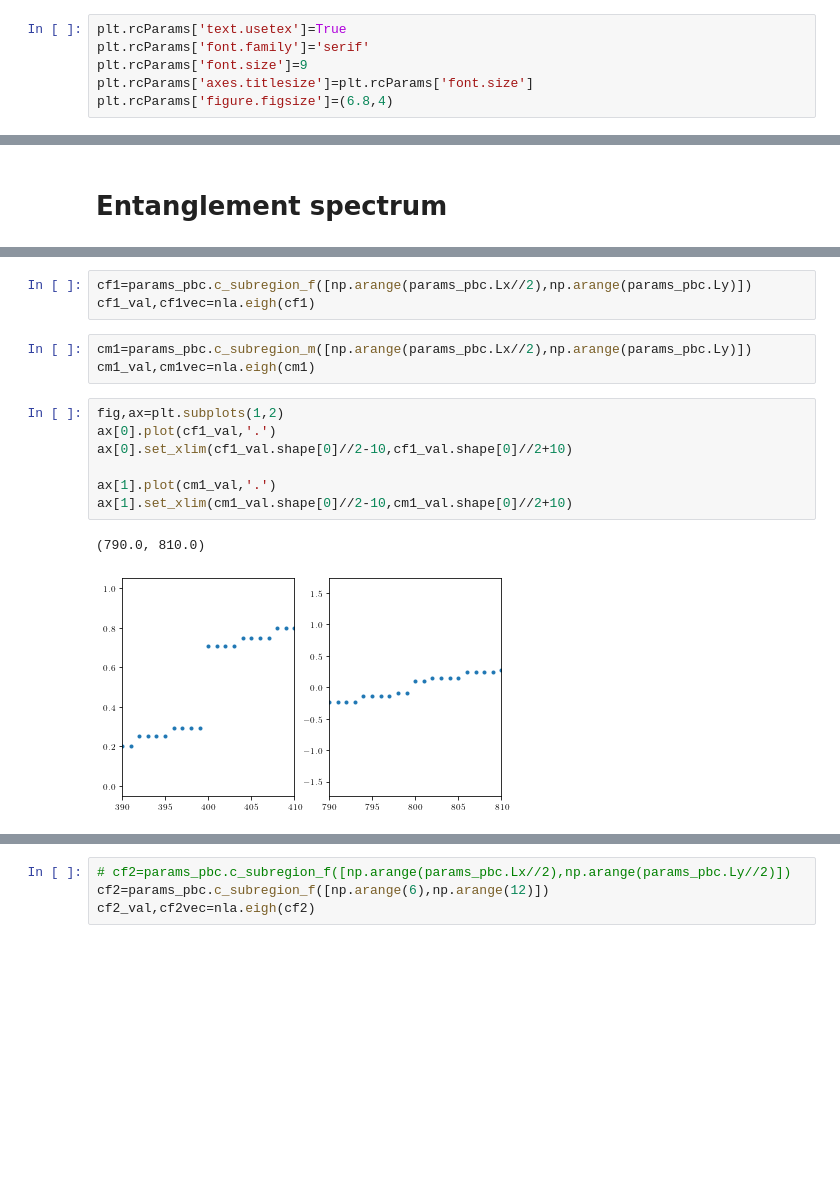
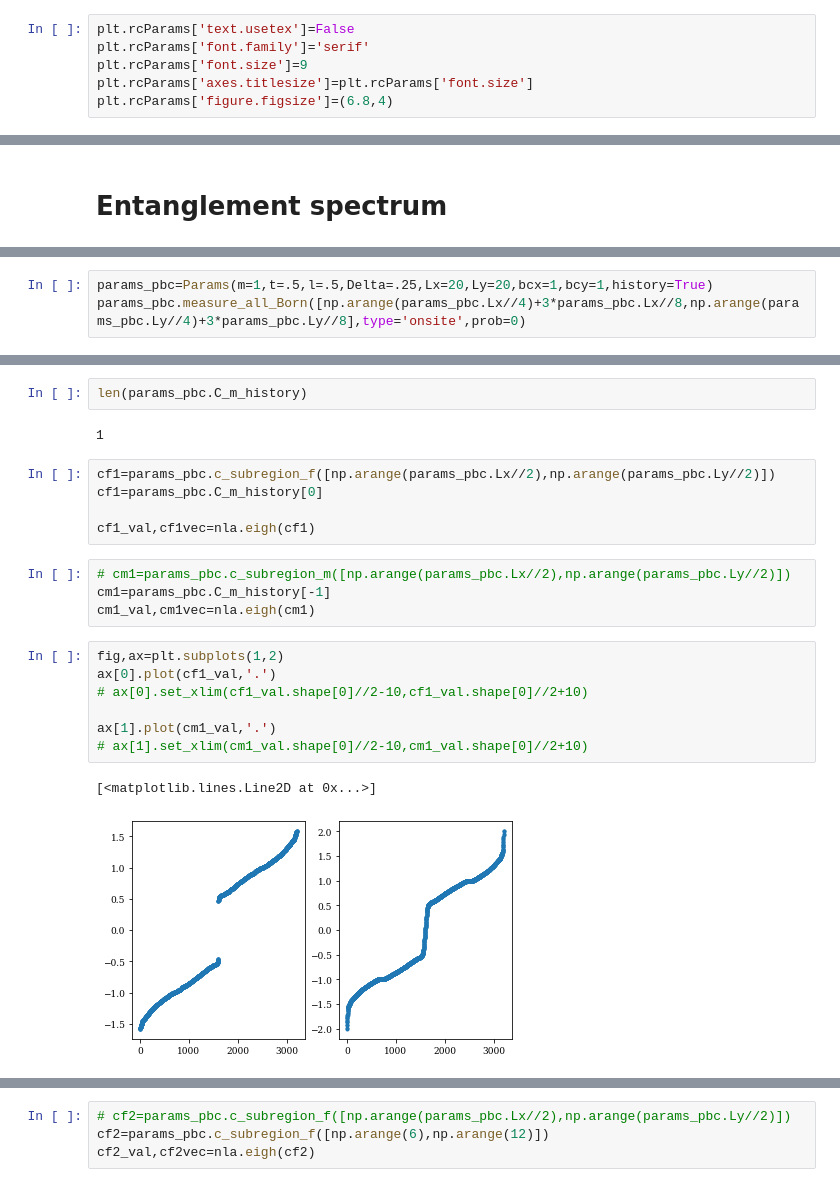
Before and after one commit to hainingpan/SPT, a Jupyter notebook: test_HOTI.ipynb, the cells around one changed output, grey strips where cells are left out. Drawn from its saved outputs; the diff is of its cells as text; blank space fills up the shorter version.

```diff
--- a/test_HOTI.ipynb
+++ b/test_HOTI.ipynb
@@ -12,7 +12,7 @@ import pickle
 from copy import copy
 # %load_ext line_profiler
 # %%
-plt.rcParams['text.usetex']=True
+plt.rcParams['text.usetex']=False
 plt.rcParams['font.family']='serif'
 plt.rcParams['font.size']=9
 plt.rcParams['axes.titlesize']=plt.rcParams['font.size']
@@ -564,0 +586,3 @@ params_pbc=Params(m=1,t=.5,l=.5,Delta=.25,Lx=24,Ly=24,bcx=1,bcy=1)
+# %%
+params_pbc=Params(m=1,t=.5,l=.5,Delta=.25,Lx=20,Ly=20,bcx=1,bcy=1,history=True)
+params_pbc.measure_all_Born([np.arange(params_pbc.Lx//4)+3*params_pbc.Lx//8,np.arange(params_pbc.Ly//4)+3*params_pbc.Ly//8],type='onsite',prob=0)
@@ -565,16 +608,23 @@ params_pbc=Params(m=1,t=.5,l=.5,Delta=.25,Lx=24,Ly=24,bcx=1,bcy=1)
+# %%
+len(params_pbc.C_m_history)
+# %% [output]
+1
 # %%
-cf1=params_pbc.c_subregion_f([np.arange(params_pbc.Lx//2),np.arange(params_pbc.Ly)])
+cf1=params_pbc.c_subregion_f([np.arange(params_pbc.Lx//2),np.arange(params_pbc.Ly//2)])
+cf1=params_pbc.C_m_history[0]
+
 cf1_val,cf1vec=nla.eigh(cf1)
 # %%
-cm1=params_pbc.c_subregion_m([np.arange(params_pbc.Lx//2),np.arange(params_pbc.Ly)])
+# cm1=params_pbc.c_subregion_m([np.arange(params_pbc.Lx//2),np.arange(params_pbc.Ly//2)])
+cm1=params_pbc.C_m_history[-1]
 cm1_val,cm1vec=nla.eigh(cm1)
 # %%
 fig,ax=plt.subplots(1,2)
 ax[0].plot(cf1_val,'.')
-ax[0].set_xlim(cf1_val.shape[0]//2-10,cf1_val.shape[0]//2+10)
+# ax[0].set_xlim(cf1_val.shape[0]//2-10,cf1_val.shape[0]//2+10)
 
 ax[1].plot(cm1_val,'.')
-ax[1].set_xlim(cm1_val.shape[0]//2-10,cm1_val.shape[0]//2+10)
+# ax[1].set_xlim(cm1_val.shape[0]//2-10,cm1_val.shape[0]//2+10)
 # %% [output]
-(790.0, 810.0)
+[<matplotlib.lines.Line2D at 0x...>]
-[figure, old version]
+[figure, new version]
```
Also changed, not shown: parts of 8 cells of this notebook.
